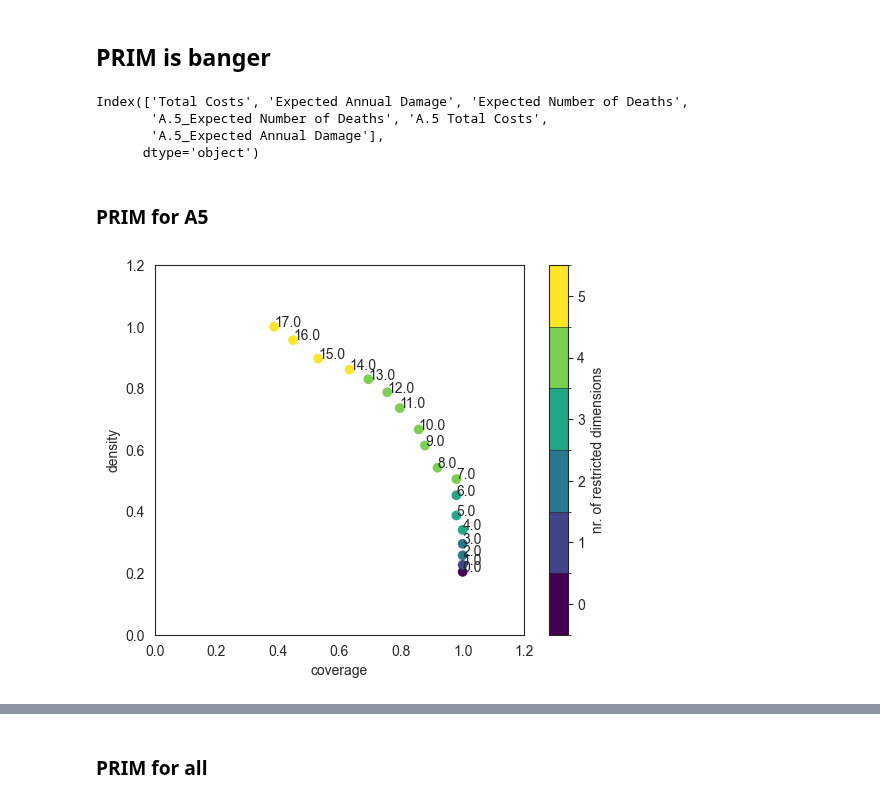
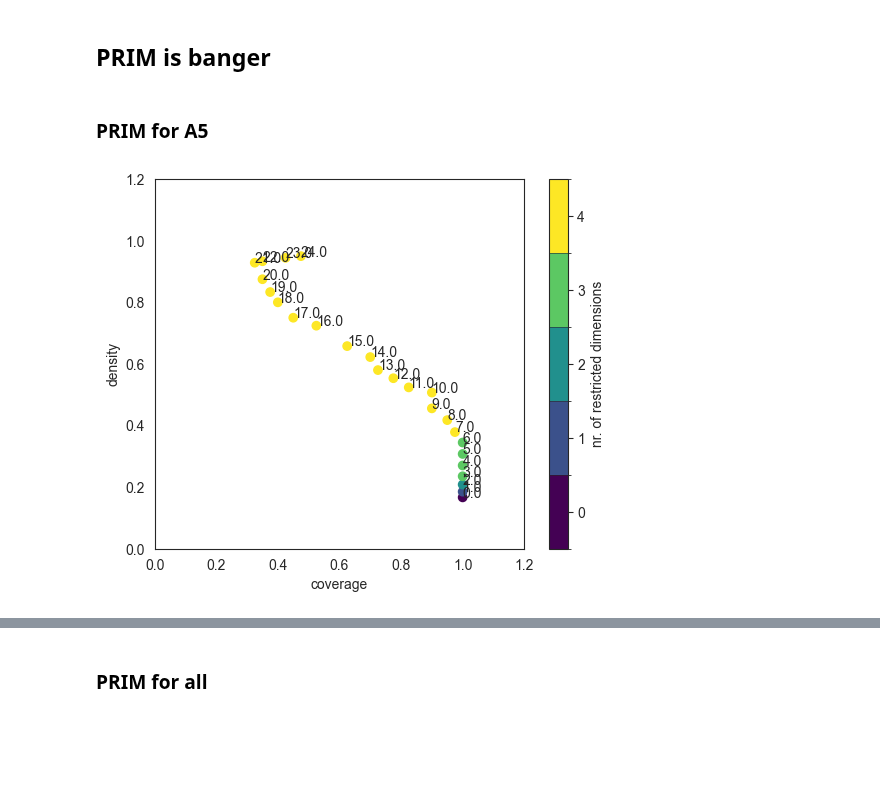
Before and after one commit to roesel1/EPA141A---MD, a Jupyter notebook: final assignment/Open_Exploration_Scen.ipynb, the cells around one changed output, grey strips where cells are left out. Cells and saved outputs as stored; diff of their text form; code cells hidden in the pictures; blank space fills up the shorter version.

```diff
--- a/final assignment/Open_Exploration_Scen.ipynb
+++ b/final assignment/Open_Exploration_Scen.ipynb
@@ -166,7 +144,7 @@ dike_model_1.constants.extend(Constant('A.4_Brate',1.5))
 dike_model_1.constants.extend(Constant('A.5_Bmax',190))
 dike_model_1.constants.extend(Constant('A.5_Brate',1.5))
 # %%
-with MultiprocessingEvaluator(dike_model_1) as evaluator:
+with SequentialEvaluator(dike_model_1) as evaluator:
     results = evaluator.perform_experiments(scenarios=20,policies=policy0,uncertainty_sampling=Samplers.SOBOL)
 
 experiments, outcomes = results
@@ -178,8 +156,8 @@ experiments_unc =experiments.iloc[:,0:5]
 df =pd.DataFrame(outcomes)
 # %%
 
-df["Total Costs"] = df["A.1 Total Costs"] + df["A.2 Total Costs"] + df["A.3 Total Costs"] + df["A.4 Total Costs"] + df[
-    "A.5 Total Costs"]
+# df["Total Costs"] = df["A.1 Total Costs"] + df["A.2 Total Costs"] + df["A.3 Total Costs"] + df["A.4 Total Costs"] + df[
+#     "A.5 Total Costs"]
 df["Expected Number of Deaths"] = df["A.1_Expected Number of Deaths"] + df["A.2_Expected Number of Deaths"] + df[
     "A.3_Expected Number of Deaths"] + df["A.4_Expected Number of Deaths"] + df["A.5_Expected Number of Deaths"]
 
@@ -191,7 +169,7 @@ outcomes["Expected Annual Damage"] = df["Expected Annual Damage"]
 # %% [markdown]
 ## Feature importance (not required but nice to know)
 # %%
-df_feature_importance_out = df[["Total Costs","Expected Annual Damage", "Expected Number of Deaths","A.5_Expected Number of Deaths", "A.5 Total Costs","A.5_Expected Annual Damage"]]
+df_feature_importance_out = df[["Expected Annual Damage", "Expected Number of Deaths","A.5_Expected Number of Deaths","A.5_Expected Annual Damage"]]
 
 x = experiments_unc
 y = df_feature_importance_out
@@ -230,34 +210,20 @@ plt.show()
 # %% [markdown]
 ## PRIM is banger
-# %%
-df_feature_importance_out.columns
-# %% [output]
-Index(['Total Costs', 'Expected Annual Damage', 'Expected Number of Deaths',
-       'A.5_Expected Number of Deaths', 'A.5 Total Costs',
-       'A.5_Expected Annual Damage'],
-      dtype='object')
 # %% [markdown]
 ### PRIM for A5
 # %%
-# y = ((df["A.5_Expected Number of Deaths"] >= list(np.sort(df_feature_importance_out["A.5_Expected Number of Deaths"]))[
-#     int(0.80 * len(df_feature_importance_out["A.5_Expected Number of Deaths"]))]) & (
-#                  df_feature_importance_out['Total Expected Deaths'] >= list(np.sort(df_feature_importance_out['Total Expected Deaths']))[
-#              int(0.80 * len(df_feature_importance_out['Total Expected Deaths']))]))
 
 
-y = ((df_feature_importance_out["A.5_Expected Number of Deaths"] >= list(np.sort(df_feature_importance_out["A.5_Expected Number of Deaths"]))[int(0.80* len
-    (df_feature_importance_out["A.5_Expected Number of Deaths"]))])
-    |(df_feature_importance_out['A.5 Total Costs'] >= list(np.sort(df_feature_importance_out["A.5 Total Costs"]))[int(0.80* len(df_feature_importance_out['A.5 Total Costs']))])
-     |(df_feature_importance_out['A.5_Expected Annual Damage'] >= list(np.sort(df_feature_importance_out["A.5_Expected Annual Damage"]))[int(0.80* len(df_feature_importance_out['A.5_Expected Annual Damage']))])
+y = ((df_feature_importance_out["A.5_Expected Number of Deaths"] > list(np.sort(df_feature_importance_out["A.5_Expected Number of Deaths"]))[int(0.80* len(df_feature_importance_out["A.5_Expected Number of Deaths"]))])
+    |(df_feature_importance_out['A.5_Expected Annual Damage'] > list(np.sort(df_feature_importance_out['A.5_Expected Annual Damage']))[int(0.80* len(df_feature_importance_out['A.5_Expected Annual Damage']))])
      )
-
 
 prim_alg = prim.Prim(x, y, threshold=0.8, peel_alpha=0.1)
 box1 = prim_alg.find_box()
 box1.show_tradeoff(annotated=True)
 plt.show()
 # %% [output]
-[figure, old version]
+[figure, new version]
 # %%
 box1.select(15)
 box1.show_pairs_scatter()
```
Also changed, not shown: parts of 13 cells of this notebook, 3 other files.
